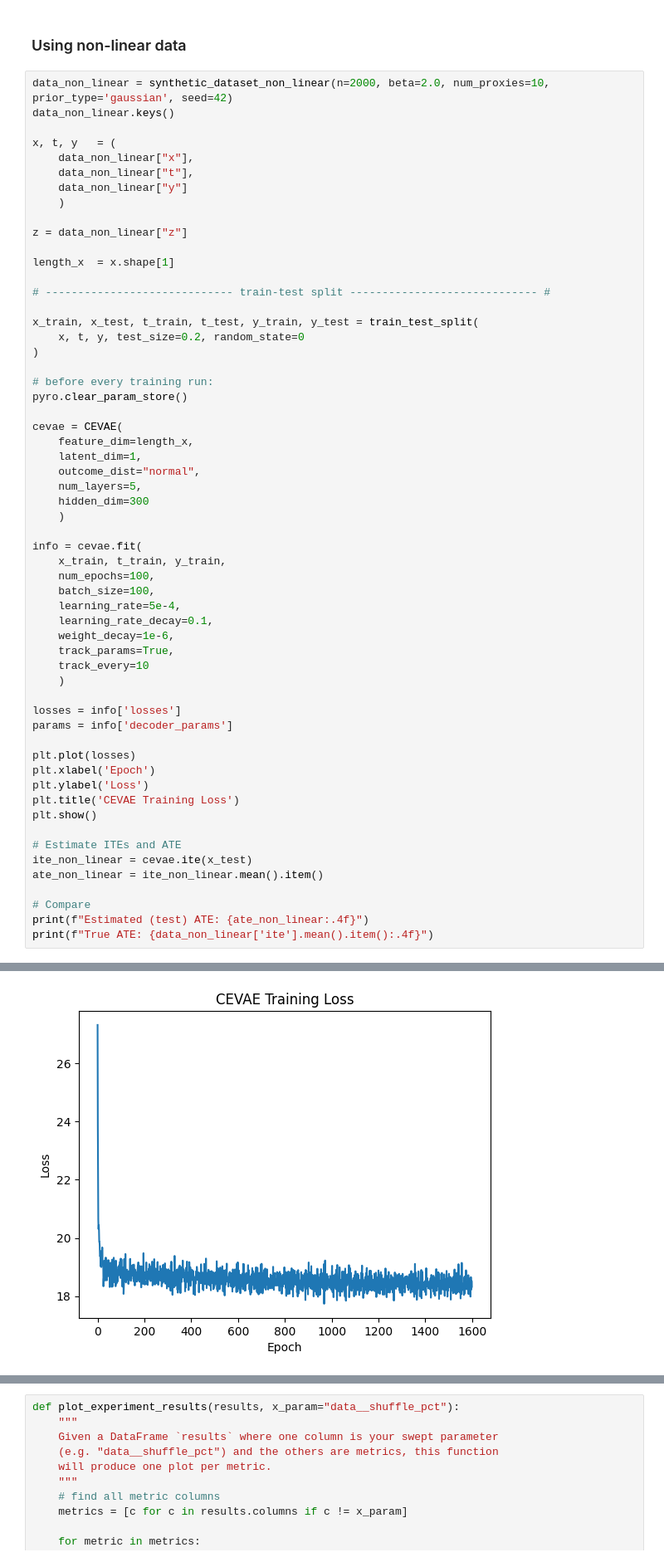
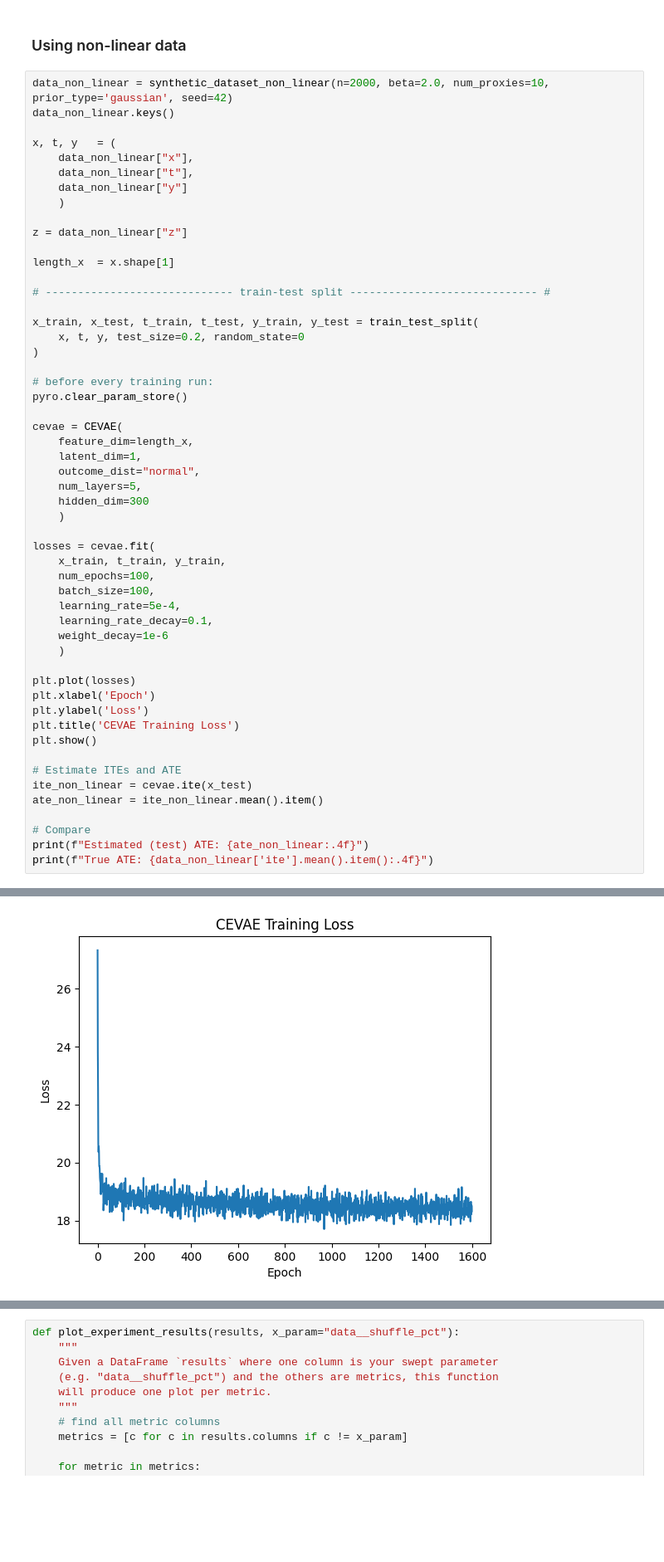
Before and after one commit to christianfaccio/causal_machine_learning, a Jupyter notebook: src/causal_effect_inference.ipynb, the cells around one changed output, grey strips where cells are left out. Shown at 83% size. Cells and saved outputs as stored; diff of their text form; blank space fills up the shorter version.

```diff
--- a/src/causal_effect_inference.ipynb
+++ b/src/causal_effect_inference.ipynb
@@ -498,19 +580,14 @@ cevae = CEVAE(
     hidden_dim=300
     )
 
-info = cevae.fit(
+losses = cevae.fit(
     x_train, t_train, y_train,
     num_epochs=100,
     batch_size=100,
     learning_rate=5e-4,
     learning_rate_decay=0.1,
-    weight_decay=1e-6,
-    track_params=True,
-    track_every=10
+    weight_decay=1e-6
     )
-
-losses = info['losses']
-params = info['decoder_params']
 
 plt.plot(losses)
 plt.xlabel('Epoch')
@@ -529 +623 @@ print(f"True ATE: {data_non_linear['ite'].mean().item():.4f}")
-[figure, old version]
+[figure, new version]
```
Also changed, not shown: parts of 74 cells of this notebook, 12 other files.
